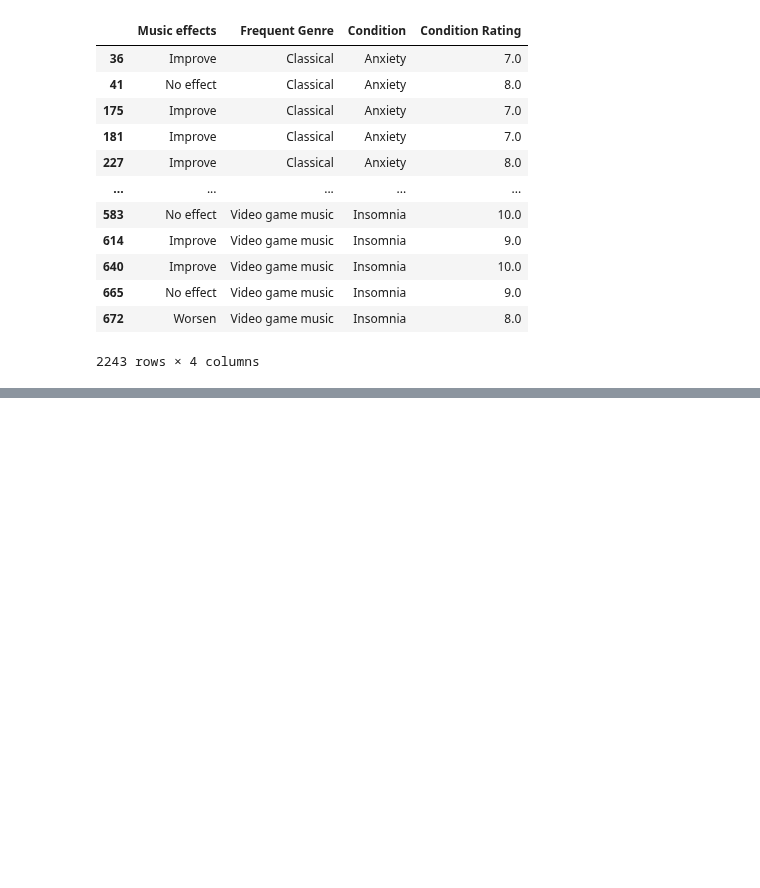
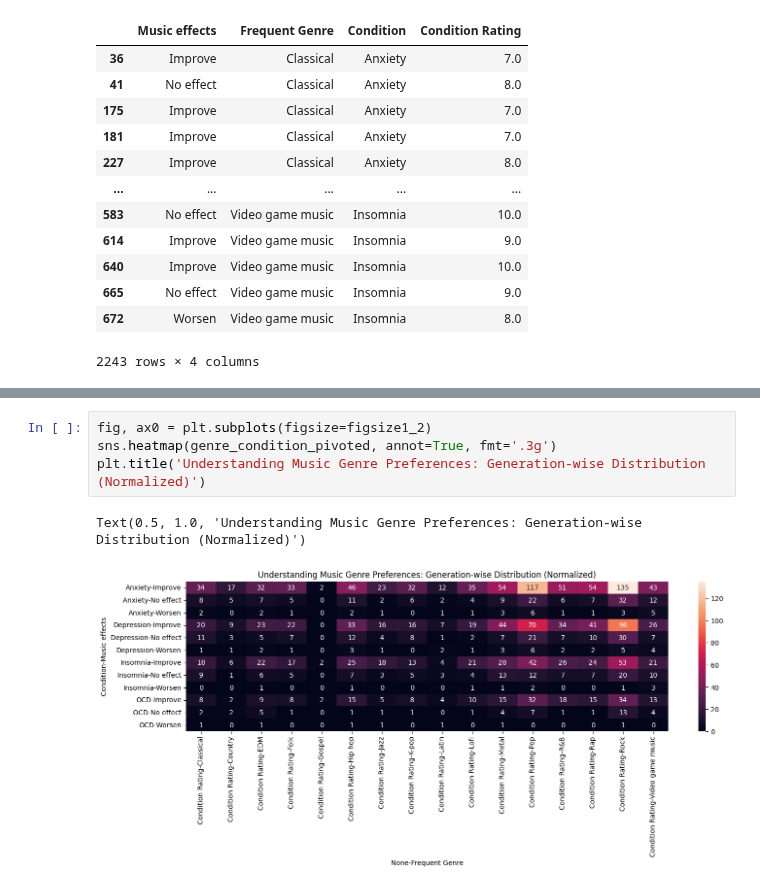
Before and after one commit to mlcuadra1/Mental-Health-x-Music-EDA, a Jupyter notebook: notebooks/Script 2 - EDA.ipynb, the cells around one changed output, grey strips where cells are left out. Drawn from its saved outputs; the diff is of its cells as text; blank space fills up the shorter version.

Commit message:
Separate heatmaps savepoint

```diff
--- a/notebooks/Script 2 - EDA.ipynb
+++ b/notebooks/Script 2 - EDA.ipynb
@@ -463,0 +476,7 @@ genre_condition_pivoted
+# %%
+fig, ax0 = plt.subplots(figsize=figsize1_2)
+sns.heatmap(genre_condition_pivoted, annot=True, fmt='.3g')
+plt.title('Understanding Music Genre Preferences: Generation-wise Distribution (Normalized)')
+# %% [output]
+Text(0.5, 1.0, 'Understanding Music Genre Preferences: Generation-wise Distribution (Normalized)')
+[figure, added]
```
Also changed, not shown: parts of 1 cell of this notebook.
